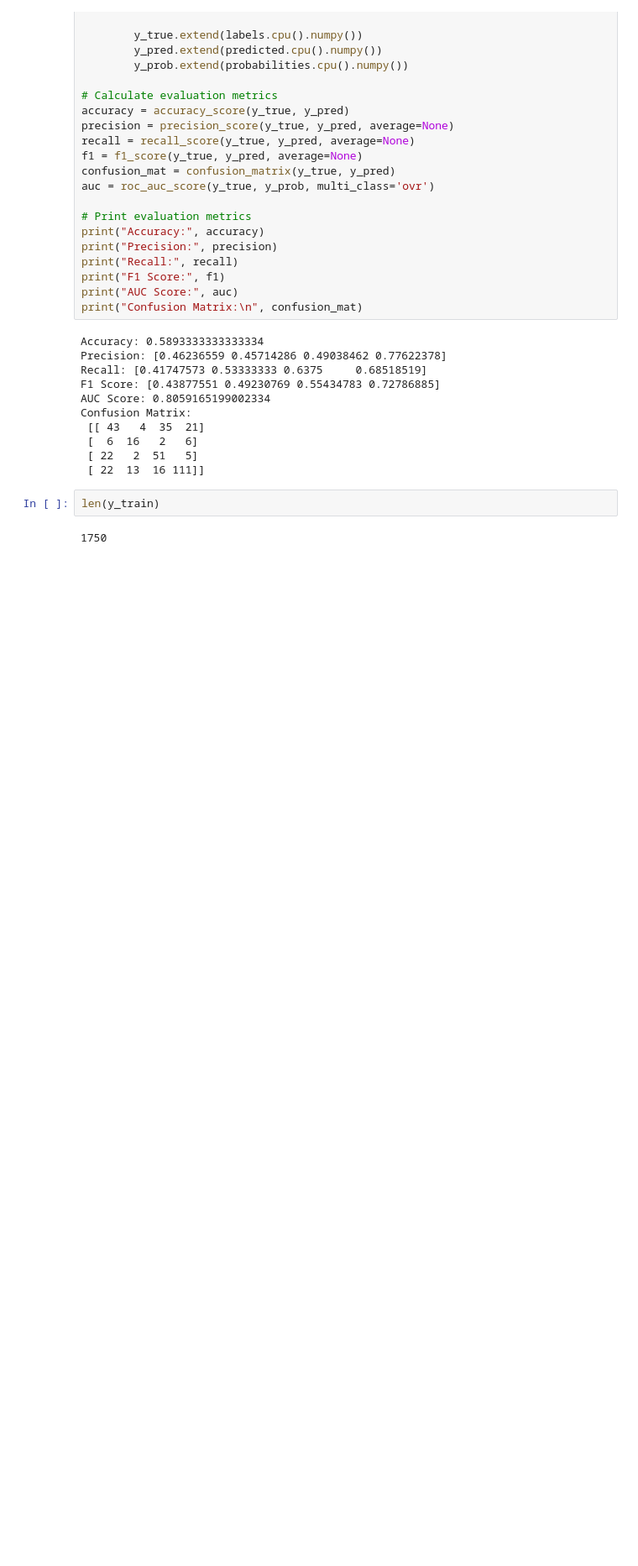
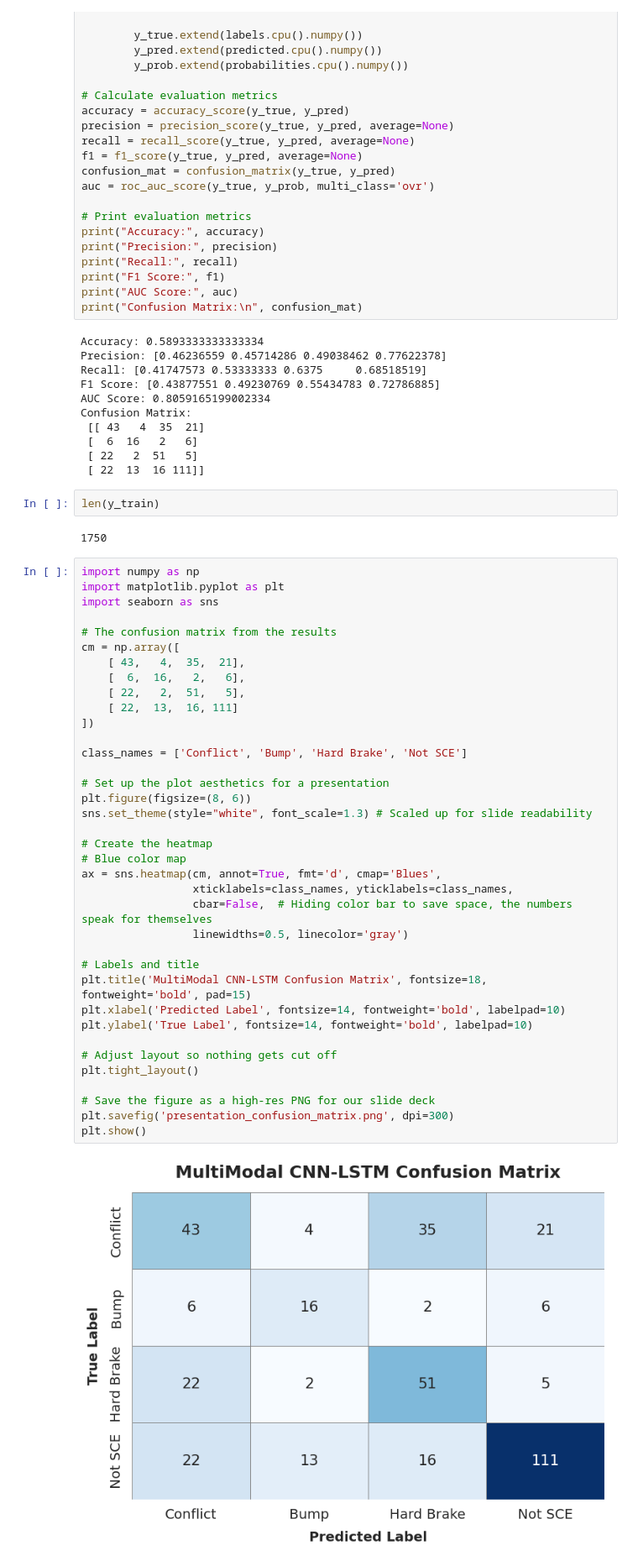
Before and after one commit to bbreitzmann/CMDA-Capstone-2026, a Jupyter notebook: Copy_of_kine_bm_cnn_lstm_3_way.ipynb, the cells around one changed output. Shown at 84% size. Cells and saved outputs as stored; diff of their text form; blank space fills up the shorter version.

```diff
--- a/Copy_of_kine_bm_cnn_lstm_3_way.ipynb
+++ b/Copy_of_kine_bm_cnn_lstm_3_way.ipynb
@@ -341,3 +342,42 @@ Confusion Matrix:
 len(y_train)
 # %% [output]
 1750
+# %%
+import numpy as np
+import matplotlib.pyplot as plt
+import seaborn as sns
+
+# The confusion matrix from the results
+cm = np.array([
+    [ 43,   4,  35,  21],
+    [  6,  16,   2,   6],
+    [ 22,   2,  51,   5],
+    [ 22,  13,  16, 111]
+])
+
+class_names = ['Conflict', 'Bump', 'Hard Brake', 'Not SCE']
+
+# Set up the plot aesthetics for a presentation
+plt.figure(figsize=(8, 6))
+sns.set_theme(style="white", font_scale=1.3) # Scaled up for slide readability
+
+# Create the heatmap
+# Blue color map
+ax = sns.heatmap(cm, annot=True, fmt='d', cmap='Blues',
+                 xticklabels=class_names, yticklabels=class_names,
+                 cbar=False,  # Hiding color bar to save space, the numbers speak for themselves
+                 linewidths=0.5, linecolor='gray')
+
+# Labels and title
+plt.title('MultiModal CNN-LSTM Confusion Matrix', fontsize=18, fontweight='bold', pad=15)
+plt.xlabel('Predicted Label', fontsize=14, fontweight='bold', labelpad=10)
+plt.ylabel('True Label', fontsize=14, fontweight='bold', labelpad=10)
+
+# Adjust layout so nothing gets cut off
+plt.tight_layout()
+
+# Save the figure as a high-res PNG for our slide deck
+plt.savefig('presentation_confusion_matrix.png', dpi=300)
+plt.show()
+# %% [output]
+[figure, added]
```
Also changed, not shown: parts of 2 cells of this notebook, 35 other files.
